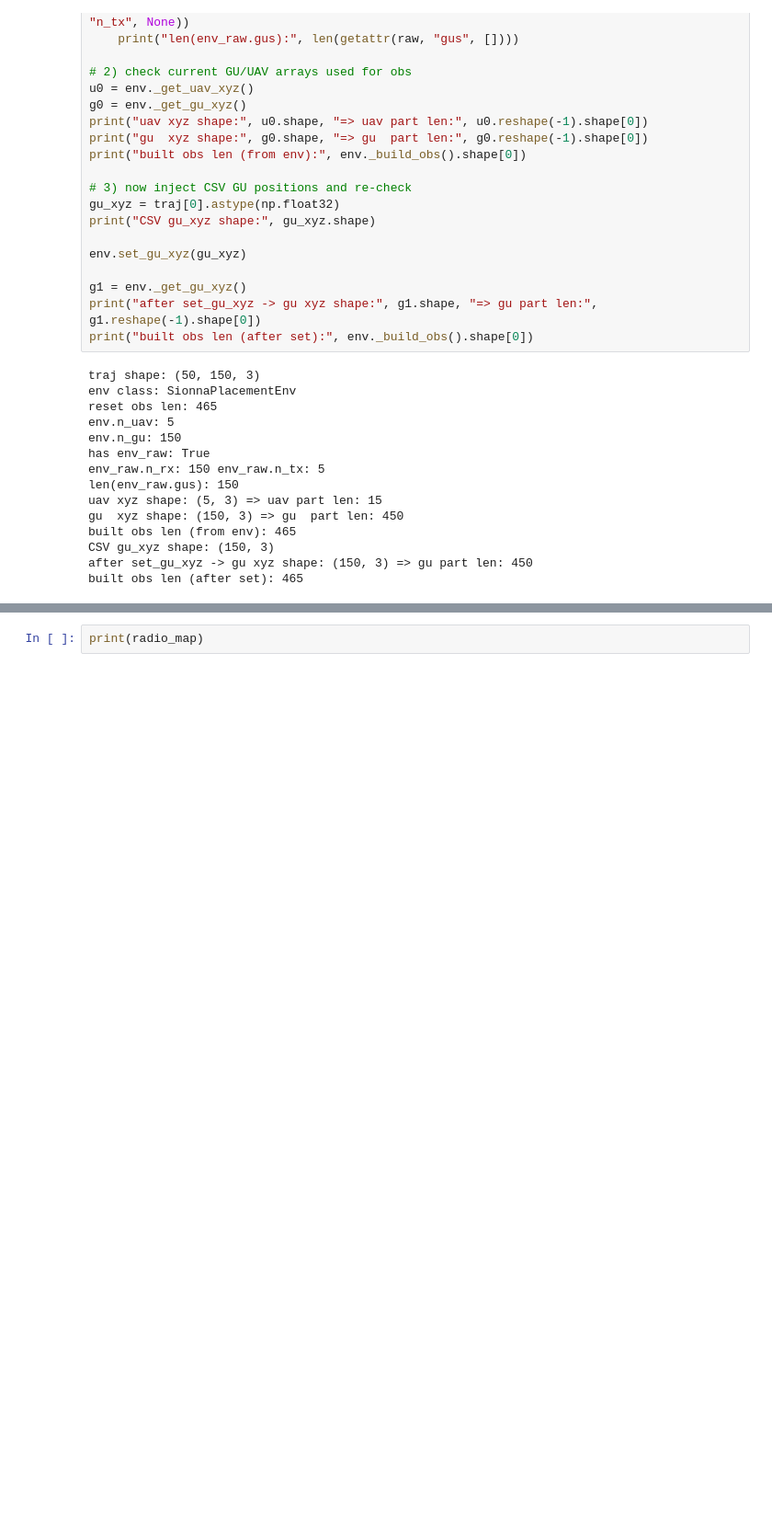
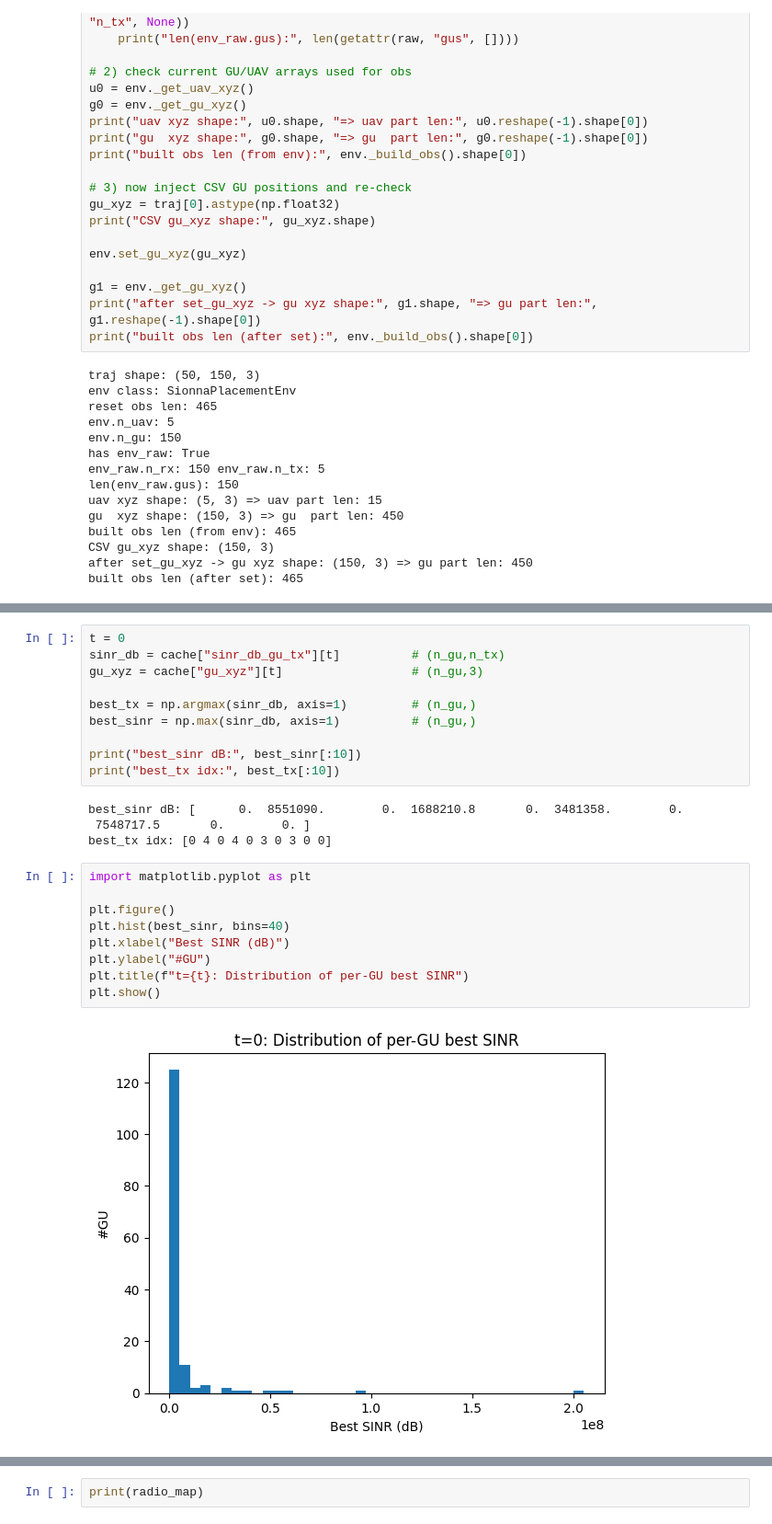
Before and after one commit to Lognam-Huang/MetaFANET-DT, a Jupyter notebook: eval_tools/model_a/(test for new) eval_modelA.ipynb, the cells around one changed output, grey strips where cells are left out. Shown at 92% size. Saved outputs shown, nothing was run; the diff lists cells and outputs as text; blank space fills up the shorter version.

```diff
--- a/eval_tools/model_a/(test for new) eval_modelA.ipynb
+++ b/eval_tools/model_a/(test for new) eval_modelA.ipynb
@@ -232,0 +385,25 @@ NameError: name 'compute_metrics_from_sinr' is not defined
+# %%
+t = 0
+sinr_db = cache["sinr_db_gu_tx"][t]          # (n_gu,n_tx)
+gu_xyz = cache["gu_xyz"][t]                  # (n_gu,3)
+
+best_tx = np.argmax(sinr_db, axis=1)         # (n_gu,)
+best_sinr = np.max(sinr_db, axis=1)          # (n_gu,)
+
+print("best_sinr dB:", best_sinr[:10])
+print("best_tx idx:", best_tx[:10])
+# %% [output]
+best_sinr dB: [      0.  8551090.        0.  1688210.8       0.  3481358.        0.
+ 7548717.5       0.        0. ]
+best_tx idx: [0 4 0 4 0 3 0 3 0 0]
+# %%
+import matplotlib.pyplot as plt
+
+plt.figure()
+plt.hist(best_sinr, bins=40)
+plt.xlabel("Best SINR (dB)")
+plt.ylabel("#GU")
+plt.title(f"t={t}: Distribution of per-GU best SINR")
+plt.show()
+# %% [output]
+[figure, added]
```
Also changed, not shown: parts of 9 cells of this notebook, 7 other files.
